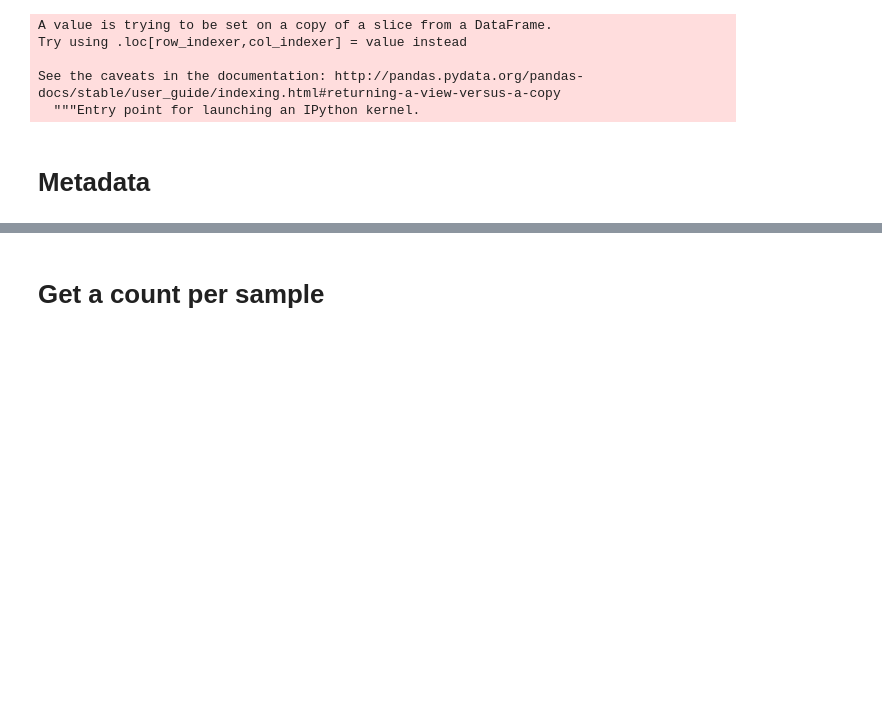
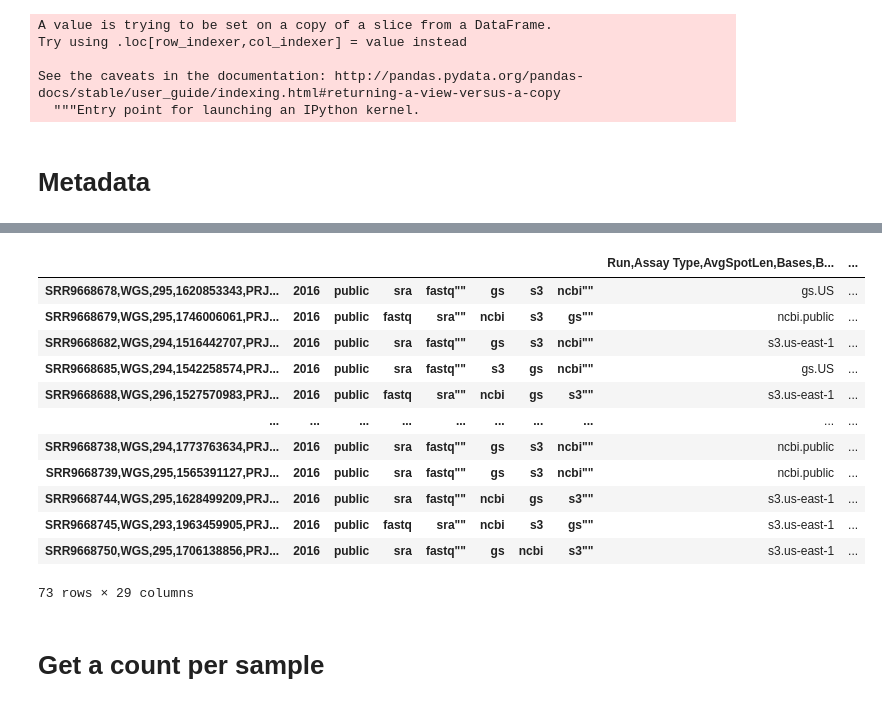
Before and after one commit to sterrettJD/Nicotine-Microbiome, a Jupyter notebook: diamond_analysis/diamond_analysis.ipynb, the cells around one changed output, grey strips where cells are left out. Cells and saved outputs as stored; diff of their text form; code cells hidden in the pictures; blank space fills up the shorter version.

Commit message:
read metadata

```diff
--- a/diamond_analysis/diamond_analysis.ipynb
+++ b/diamond_analysis/diamond_analysis.ipynb
@@ -56,3 +111,22 @@ df = df.loc[df.groupby("Read number")["E-value"].idxmin()]
+# %%
+SRA2_metadata = pd.read_csv("../metadata/PRJNA544061_SRA_metadata.txt")
+
+SRA2_metadata
+#SRA2_metadata[["BioProject","BioSample"]]
+# %% [output]
+|  |  |  |  |  |  |  |  | Run,Assay Type,AvgSpotLen,Bases,B... | ... |
+| SRR9668678,WGS,295,1620853343,PRJ... | 2016 | public | sra | fastq"" | gs | s3 | ncbi"" | gs.US | ... |
+| SRR9668679,WGS,295,1746006061,PRJ... | 2016 | public | fastq | sra"" | ncbi | s3 | gs"" | ncbi.public | ... |
+| SRR9668682,WGS,294,1516442707,PRJ... | 2016 | public | sra | fastq"" | gs | s3 | ncbi"" | s3.us-east-1 | ... |
+| SRR9668685,WGS,294,1542258574,PRJ... | 2016 | public | sra | fastq"" | s3 | gs | ncbi"" | gs.US | ... |
+| SRR9668688,WGS,296,1527570983,PRJ... | 2016 | public | fastq | sra"" | ncbi | gs | s3"" | s3.us-east-1 | ... |
+| ... | ... | ... | ... | ... | ... | ... | ... | ... | ... |
+| SRR9668738,WGS,294,1773763634,PRJ... | 2016 | public | sra | fastq"" | gs | s3 | ncbi"" | ncbi.public | ... |
+| SRR9668739,WGS,295,1565391127,PRJ... | 2016 | public | sra | fastq"" | gs | s3 | ncbi"" | ncbi.public | ... |
+| SRR9668744,WGS,295,1628499209,PRJ... | 2016 | public | sra | fastq"" | ncbi | gs | s3"" | s3.us-east-1 | ... |
+| SRR9668745,WGS,293,1963459905,PRJ... | 2016 | public | fastq | sra"" | ncbi | s3 | gs"" | s3.us-east-1 | ... |
+| SRR9668750,WGS,295,1706138856,PRJ... | 2016 | public | sra | fastq"" | gs | ncbi | s3"" | s3.us-east-1 | ... |
+73 rows × 29 columns
 # %% [markdown]
 # Get a count per sample
 # %%
```
Also changed, not shown: parts of 5 cells of this notebook.
